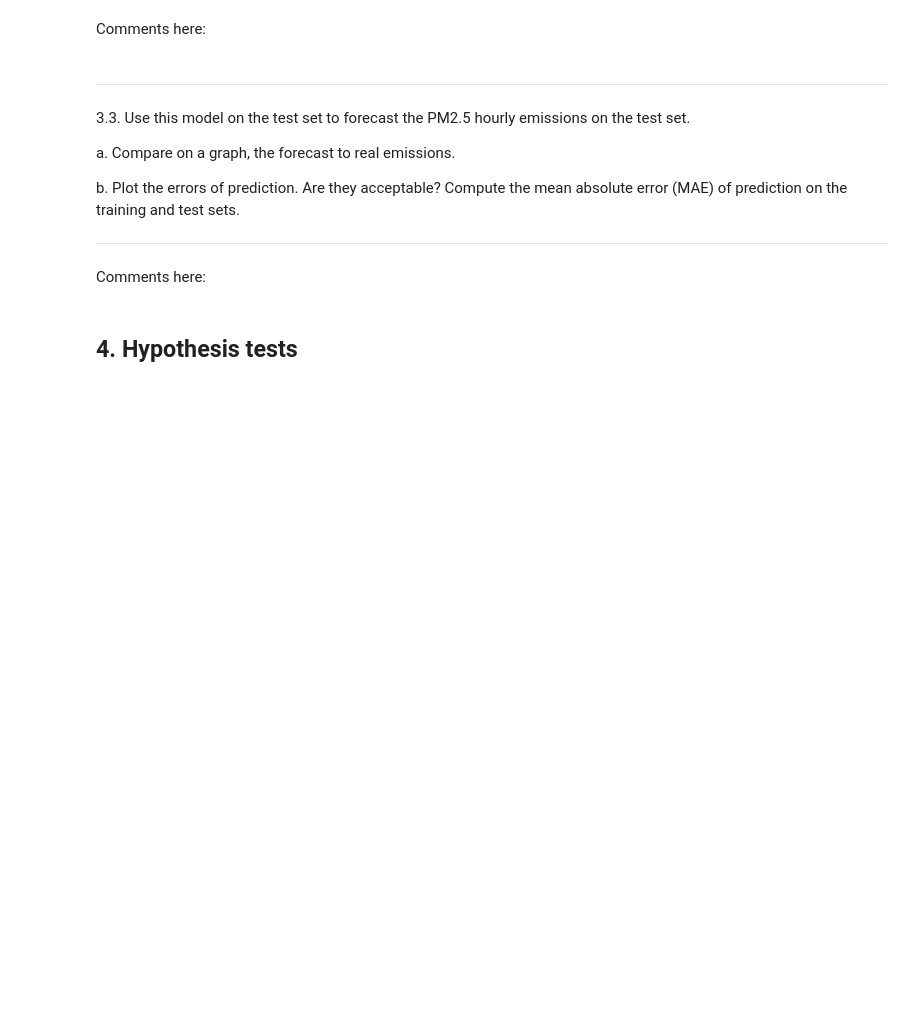
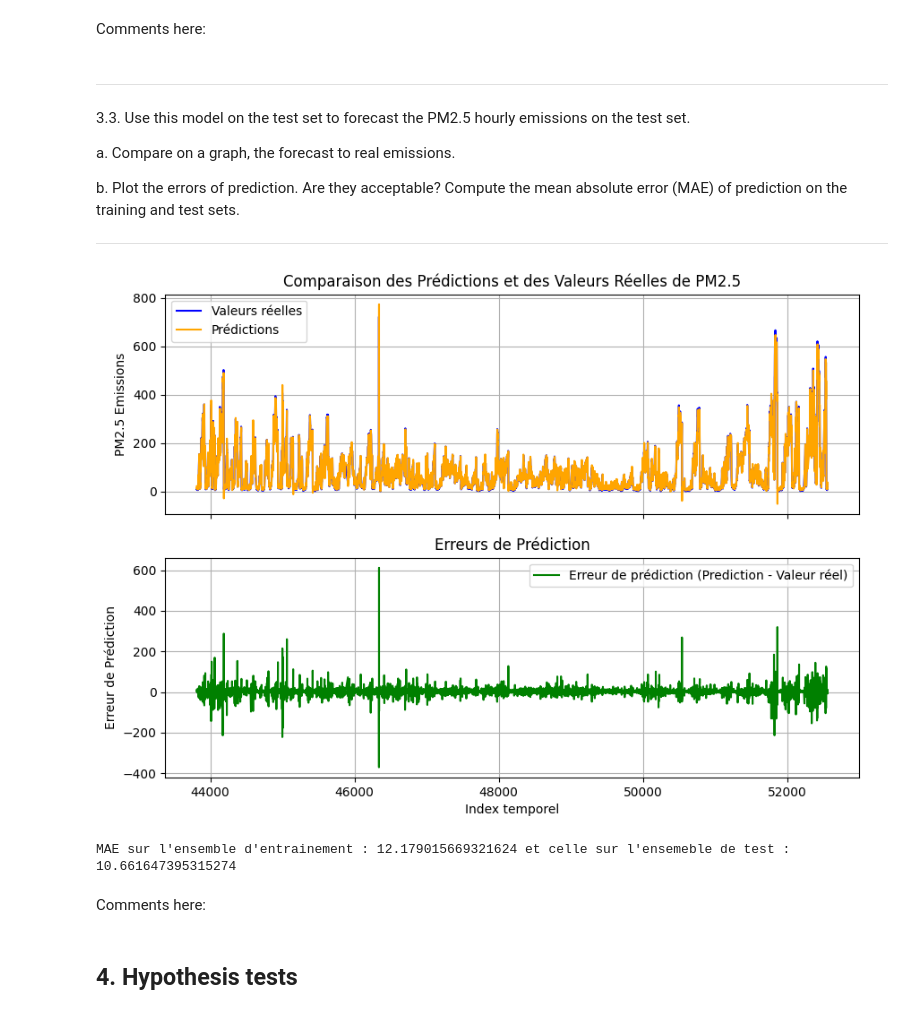
Before and after one commit to thibvr99/hackathon1_g19, a Jupyter notebook: Hackathon 1.ipynb, the cells around one changed output. Cells and saved outputs as stored; diff of their text form; code cells hidden in the pictures; blank space fills up the shorter version.

```diff
--- a/Hackathon 1.ipynb
+++ b/Hackathon 1.ipynb
@@ -450,8 +451,8 @@ c.	Analyze statistics reported by statsmodel.
 ------------------------------------------------------------------------------------------------------
 # %%
 # a
-beijing_training = beijing.iloc[:int(0.75 * len(beijing))] # on slipt a 75 et 25%
-beijing_validation = beijing.iloc[int(0.75*len(beijing)):]
+beijing_training = beijing.iloc[:int(0.75 * len(beijing))].copy() # on slipt a 75 et 25%
+beijing_validation = beijing.iloc[int(0.75*len(beijing)):].copy()
 
 beijing_training['Et-1'] = beijing_training['PM_US Post'].shift(1) # création des E(t-1), E(t-2) et E(t-3)
 beijing_training['Et-2'] = beijing_training['PM_US Post'].shift(2)
@@ -516,23 +502,47 @@ b. Plot the errors of prediction. Are they acceptable? Compute the mean absolute
 # %%
 # Code here
 beijing_validation['Et-1'] = beijing_validation['PM_US Post'].shift(1) # création des E(t-1), E(t-2) et E(t-3)
 beijing_validation['Et-2'] = beijing_validation['PM_US Post'].shift(2)
 beijing_validation['Et-3'] = beijing_validation['PM_US Post'].shift(3)
 
 # sans le drop de PM_US Post j'avais que des Nan donc je l'ai ajouté mais a vérifier si c'est bon ou pas
 beijing_validation = beijing_validation.dropna(subset=['Et-1', 'Et-2', 'Et-3','PM_US Post']) # on supprime les Nan
 
 X_prime = sm.add_constant(beijing_validation[['Et-1', 'Et-2', 'Et-3']]) # ajout de la constante (code prof)
 
 y_hat = results.predict(X_prime)
 
-#si je reprend le code du prof ca donne ca comme graph (a modifié je capte pas :kek:)
-# plt.scatter(X_prime['Et-1'], beijing_validation['PM_US Post'], alpha=0.3)
-# plt.title('PM2.5 concentration in Beijing')
-# plt.plot(X_prime['Et-1'], y_hat, color='red', alpha=0.9)
-# plt.grid(True)
-# plt.legend(['Observation','Prediction'])
-# plt.show()
+
+erreurs = y_hat - beijing_validation['PM_US Post']
+
+
+fig, (ax1, ax2) = plt.subplots(2, 1, figsize=(10, 7), sharex=True)
+
+# Premier graphique : Prédictions vs Valeurs réelles
+ax1.plot(beijing_validation.index, beijing_validation['PM_US Post'], label='Valeurs réelles', color='blue')
+ax1.plot(beijing_validation.index, y_hat, label='Prédictions', color='orange')
+ax1.set_ylabel('PM2.5 Emissions')
+ax1.set_title('Comparaison des Prédictions et des Valeurs Réelles de PM2.5')
+ax1.legend()
+ax1.grid(True)
+
+# Deuxième graphique : Erreurs de prédiction
+ax2.plot(beijing_validation.index, erreurs, label='Erreur de prédiction (Prediction - Valeur réel)', color='green')
+ax2.set_xlabel('Index temporel')
+ax2.set_ylabel('Erreur de Prédiction')
+ax2.set_title('Erreurs de Prédiction')
+ax2.legend()
+ax2.grid(True)
+
+plt.show()
+
+MAE_training = mae(beijing_training['PM_US Post'], results.predict(Xm))
+MAE_test = mae(beijing_validation['PM_US Post'], y_hat)
+
+print(f"MAE sur l'ensemble d'entrainement : {MAE_training} et celle sur l'ensemeble de test : {MAE_test}")
+# %% [output]
+[figure, added]
+MAE sur l'ensemble d'entrainement : 12.179015669321624 et celle sur l'ensemeble de test : 10.661647395315274
 # %% [markdown]
 Comments here:
 # %% [markdown]
```
Also changed, not shown: parts of 4 cells of this notebook.
